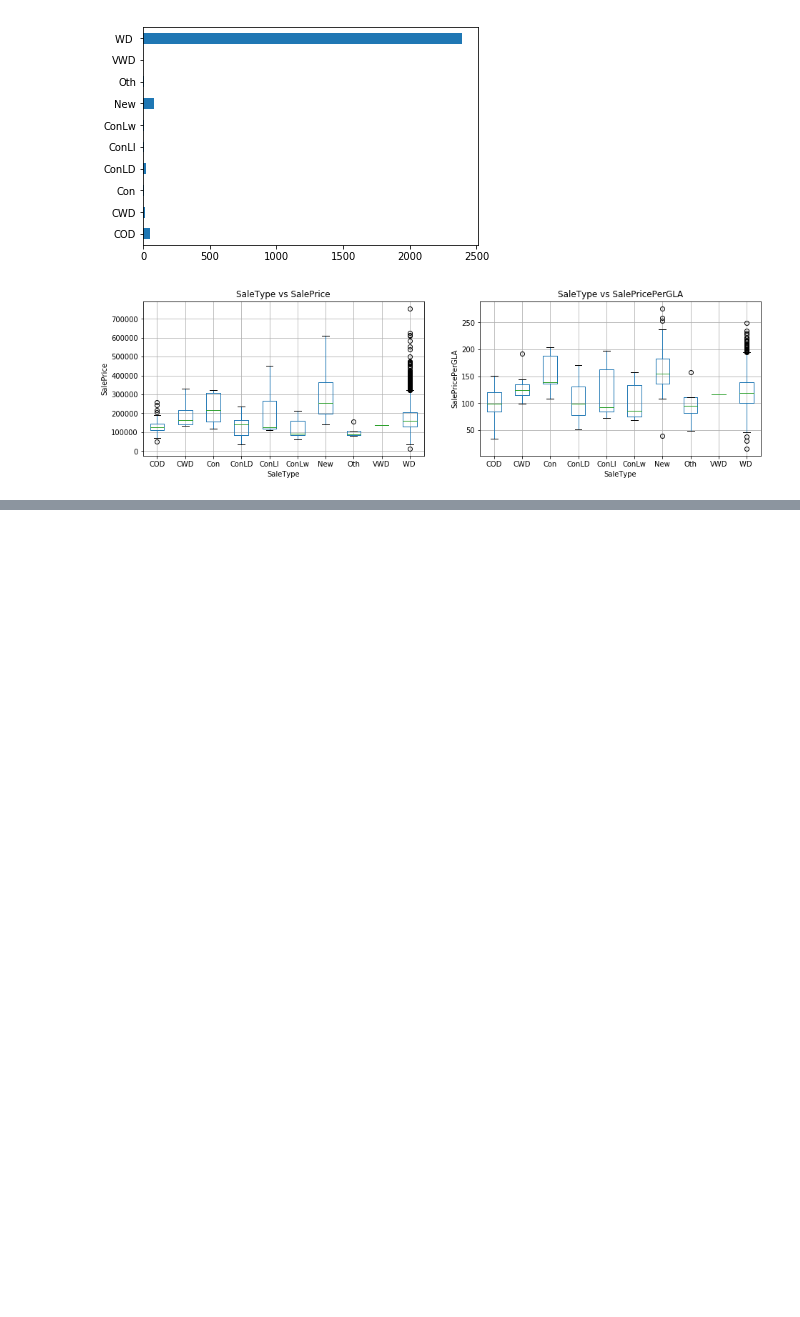
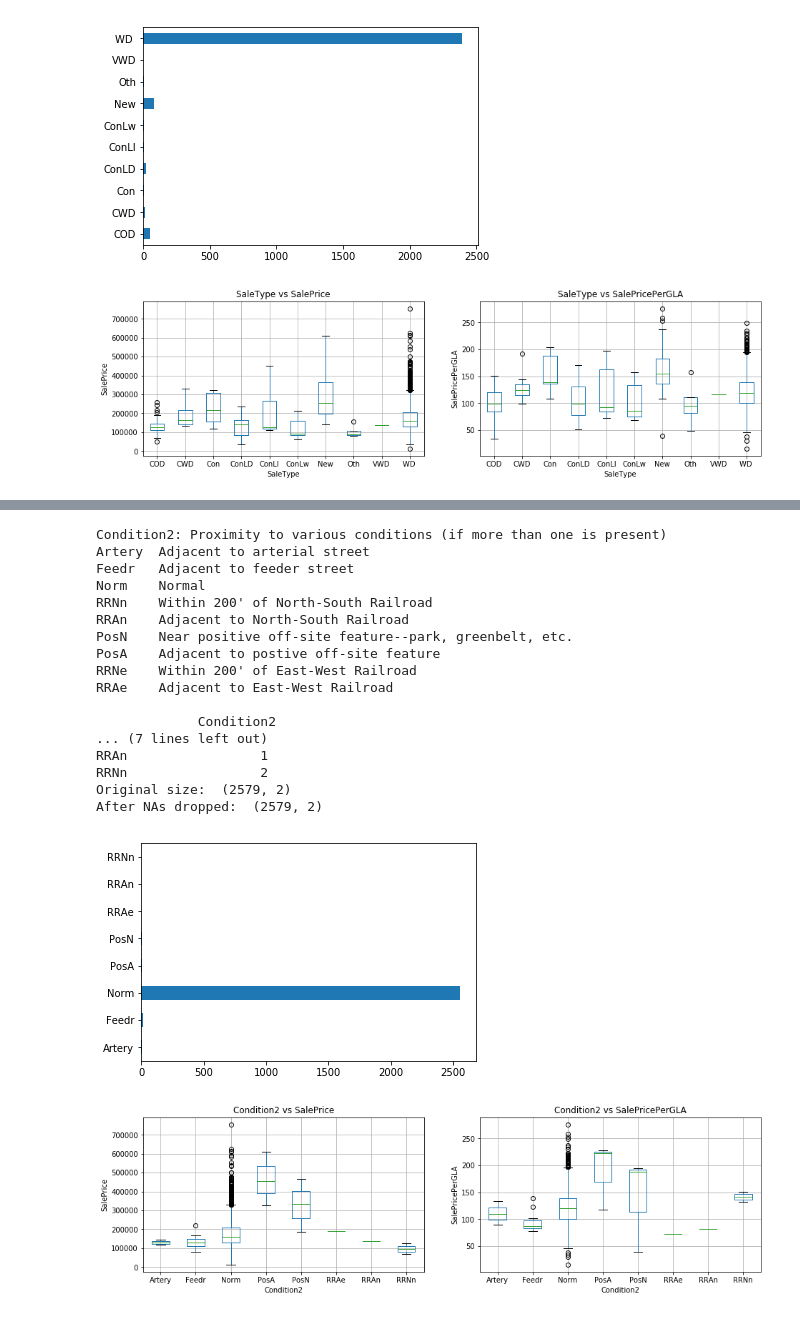
Before and after one commit to aklimchenko/proj3, a Jupyter notebook: House_Market_Data_EDA_Aleksey_Edit.ipynb, the cells around one changed output, grey strips where cells are left out. Saved outputs shown, nothing was run; the diff lists cells and outputs as text; code cells hidden in the pictures; blank space fills up the shorter version.

```diff
--- a/House_Market_Data_EDA_Aleksey_Edit.ipynb
+++ b/House_Market_Data_EDA_Aleksey_Edit.ipynb
@@ -154,0 +210,55 @@ After NAs dropped:  (2579, 2)
+# %%
+# Aleksey features Condition2
+#print("\t\n")
+print("Condition2: Proximity to various conditions (if more than one is present)")
+print("Artery	Adjacent to arterial street")
+print("Feedr	Adjacent to feeder street	")
+print("Norm	Normal	")
+print("RRNn	Within 200' of North-South Railroad")
+print("RRAn	Adjacent to North-South Railroad")
+print("PosN	Near positive off-site feature--park, greenbelt, etc.")
+print("PosA	Adjacent to postive off-site feature")
+print("RRNe	Within 200' of East-West Railroad")
+print("RRAe	Adjacent to East-West Railroad")
+
+feature = al_features[2]
+data[feature].value_counts().sort_index().plot(kind='barh', rot=0)
+
+print("\n",data[[feature,"SalePrice"]].dropna().groupby(by=feature,axis=0).agg({feature:"count"}))
+
+print("Original size: ", data[[feature,"SalePrice"]].shape)
+print("After NAs dropped: ", data[[feature,"SalePrice"]].dropna().shape)
+
+fig, (ax1, ax2) = plt.subplots(1,2)
+data[[feature,"SalePrice"]].dropna().boxplot(by=feature, ax=ax1)
+ax1.set_title(feature+" vs SalePrice")
+ax1.set_xlabel(feature)
+ax1.set_ylabel("SalePrice")
+data[[feature,"SalePricePerGLA"]].dropna().boxplot(by=feature, ax=ax2)
+ax2.set_title(feature+" vs SalePricePerGLA")
+ax2.set_xlabel(feature)
+ax2.set_ylabel("SalePricePerGLA")
+fig.set_figheight(4)
+fig.set_figwidth(15)
+plt.suptitle('')
+plt.show()
+# %% [output]
+Condition2: Proximity to various conditions (if more than one is present)
+Artery  Adjacent to arterial street
+Feedr   Adjacent to feeder street
+Norm    Normal
+RRNn    Within 200' of North-South Railroad
+RRAn    Adjacent to North-South Railroad
+PosN    Near positive off-site feature--park, greenbelt, etc.
+PosA    Adjacent to postive off-site feature
+RRNe    Within 200' of East-West Railroad
+RRAe    Adjacent to East-West Railroad
+
+             Condition2
+... (7 lines left out)
+RRAn                 1
+RRNn                 2
+Original size:  (2579, 2)
+After NAs dropped:  (2579, 2)
+[figure, added]
+[figure, added]
```
Also changed, not shown: parts of 9 cells of this notebook, 1 other file.
